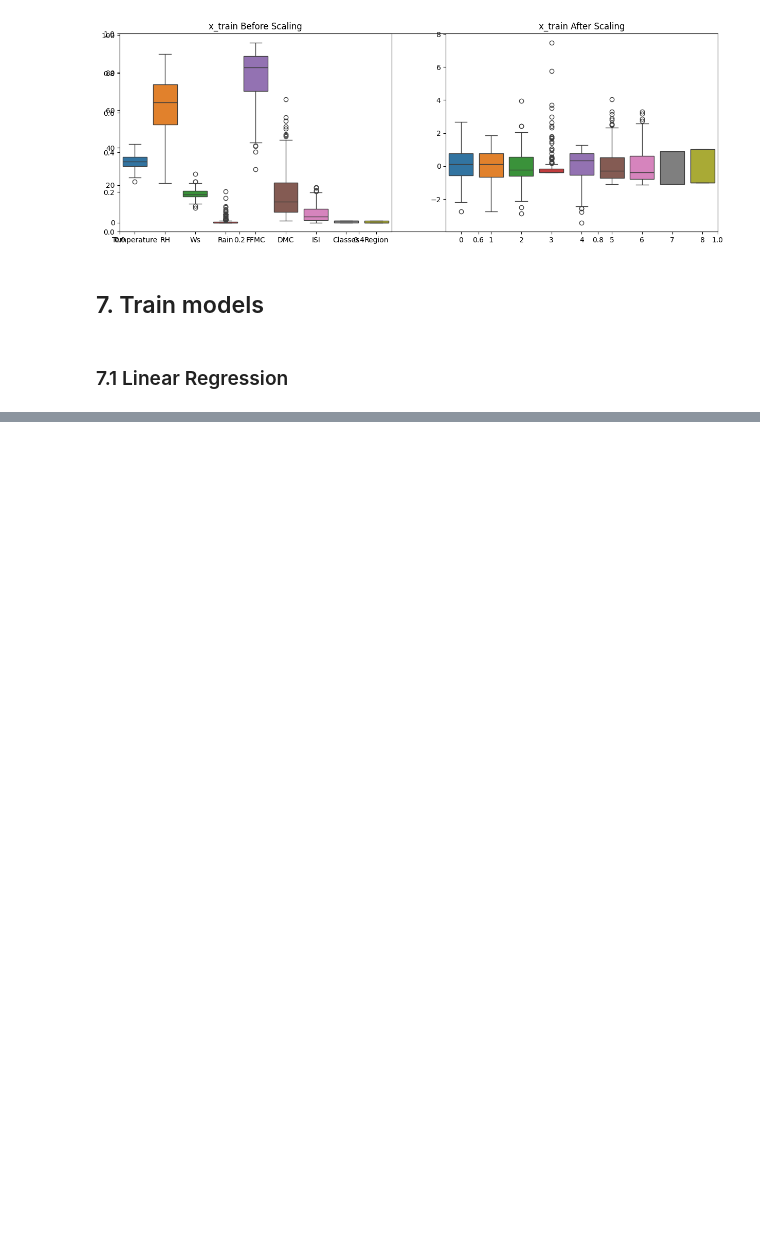
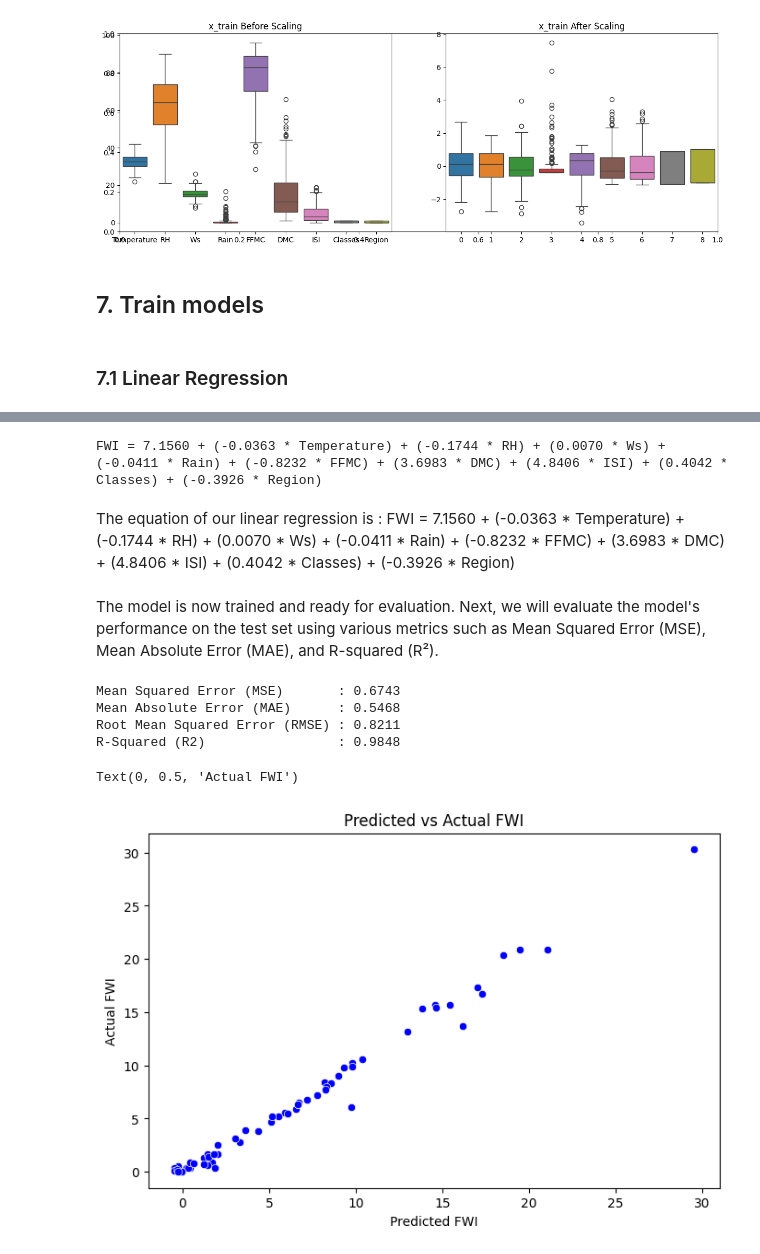
Before and after one commit to mohitfr/height-weight-linear-regression, a Jupyter notebook: 02-ridge-lasso-regression-algerian-forest-fire/ridge_lasso_intuition.ipynb, the cells around one changed output, grey strips where cells are left out. Cells and saved outputs as stored; diff of their text form; code cells hidden in the pictures; blank space fills up the shorter version.

```diff
--- a/02-ridge-lasso-regression-algerian-forest-fire/ridge_lasso_regression.ipynb
+++ b/02-ridge-lasso-regression-algerian-forest-fire/ridge_lasso_intuition.ipynb
@@ -232,0 +280,38 @@ print()
+# %%
+#equation of the
+equation = f'FWI = {linear.intercept_:.4f} + '
+equation += ' + '.join([f'({linear.coef_[i]:.4f} * {col})' for i, col in enumerate(x_test.columns)])
+print(equation)
+# %% [output]
+FWI = 7.1560 + (-0.0363 * Temperature) + (-0.1744 * RH) + (0.0070 * Ws) + (-0.0411 * Rain) + (-0.8232 * FFMC) + (3.6983 * DMC) + (4.8406 * ISI) + (0.4042 * Classes) + (-0.3926 * Region)
+# %% [markdown]
+The equation of our linear regression is :
+FWI = 7.1560 + (-0.0363 * Temperature) + (-0.1744 * RH) + (0.0070 * Ws) + (-0.0411 * Rain) + (-0.8232 * FFMC) + (3.6983 * DMC) + (4.8406 * ISI) + (0.4042 * Classes) + (-0.3926 * Region)
+# %% [markdown]
+The model is now trained and ready for evaluation. Next, we will evaluate the model's performance on the test set using various metrics such as Mean Squared Error (MSE), Mean Absolute Error (MAE), and R-squared (R²).
+# %%
+linear.predict(x_test_scaled)
+
+mse = mean_squared_error(y_test, linear.predict(x_test_scaled))
+msa = mean_absolute_error(y_test, linear.predict(x_test_scaled))
+rmse = np.sqrt(mse)
+r2 = r2_score(y_test, linear.predict(x_test_scaled))
+
+print(f'Mean Squared Error (MSE)       : {mse:.4f}')
+print(f'Mean Absolute Error (MAE)      : {msa:.4f}')
+print(f'Root Mean Squared Error (RMSE) : {rmse:.4f}')
+print(f'R-Squared (R2)                 : {r2:.4f}')
+# %% [output]
+Mean Squared Error (MSE)       : 0.6743
+Mean Absolute Error (MAE)      : 0.5468
+Root Mean Squared Error (RMSE) : 0.8211
+R-Squared (R2)                 : 0.9848
+# %%
+plt.figure(figsize=(8, 5))
+sns.scatterplot(x=linear.predict(x_test_scaled), y=y_test, color='blue')
+plt.title('Predicted vs Actual FWI')
+plt.xlabel('Predicted FWI')
+plt.ylabel('Actual FWI')
+# %% [output]
+Text(0, 0.5, 'Actual FWI')
+[figure, added]
```
Also changed, not shown: parts of 26 cells of this notebook, 1 other file.
